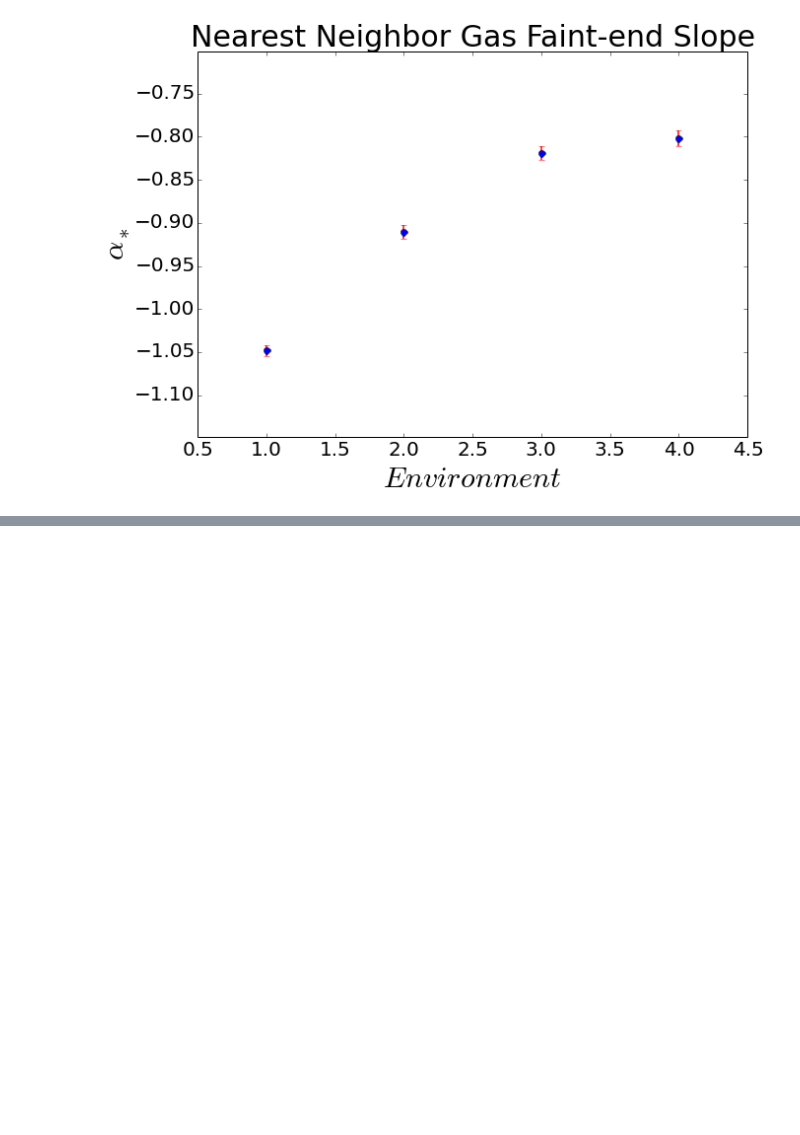
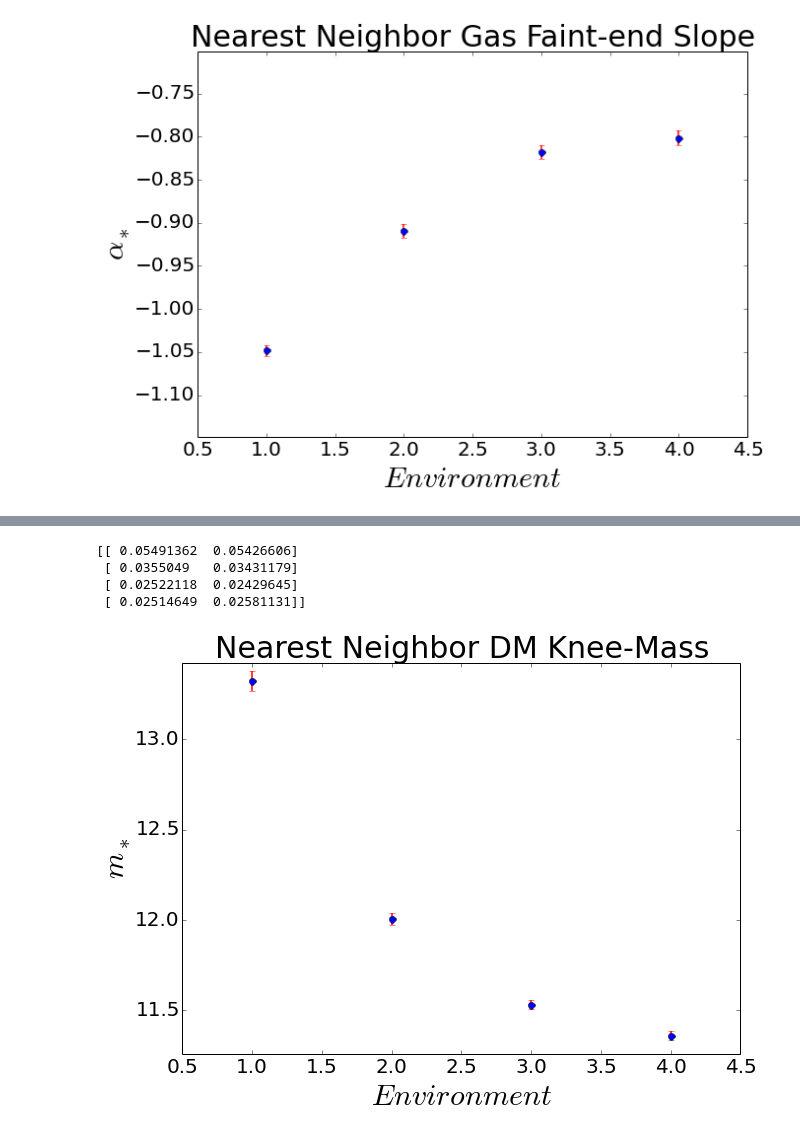
Before and after one commit to jdprada1760/Cornell_Summer, a Jupyter notebook: Illustris_Run/Code/MCMCfits.ipynb, the cells around one changed output, grey strips where cells are left out. Saved outputs shown, nothing was run; the diff lists cells and outputs as text; code cells hidden in the pictures; blank space fills up the shorter version.

```diff
--- a/Illustris_Run/Code/MCMCfits.ipynb
+++ b/Illustris_Run/Code/MCMCfits.ipynb
@@ -365,0 +407,12 @@ graph(alph,dalph,0.1,r"$\alpha_*$","T-Web Faint-end Slope","TWeb_slope")
+# %%
+alph,dalph,ms,dms = a
+print dms.T
+# %% [output]
+[[ 0.05491362  0.05426606]
+ [ 0.0355049   0.03431179]
+ [ 0.02522118  0.02429645]
+ [ 0.02514649  0.02581131]]
+# %%
+graph(ms,dms,0.1,r"$m_*$","Nearest Neighbor DM Knee-Mass","Quartiles_knee_mass_DM")
+# %% [output]
+[figure, added]
```
Also changed, not shown: parts of 25 cells of this notebook.
